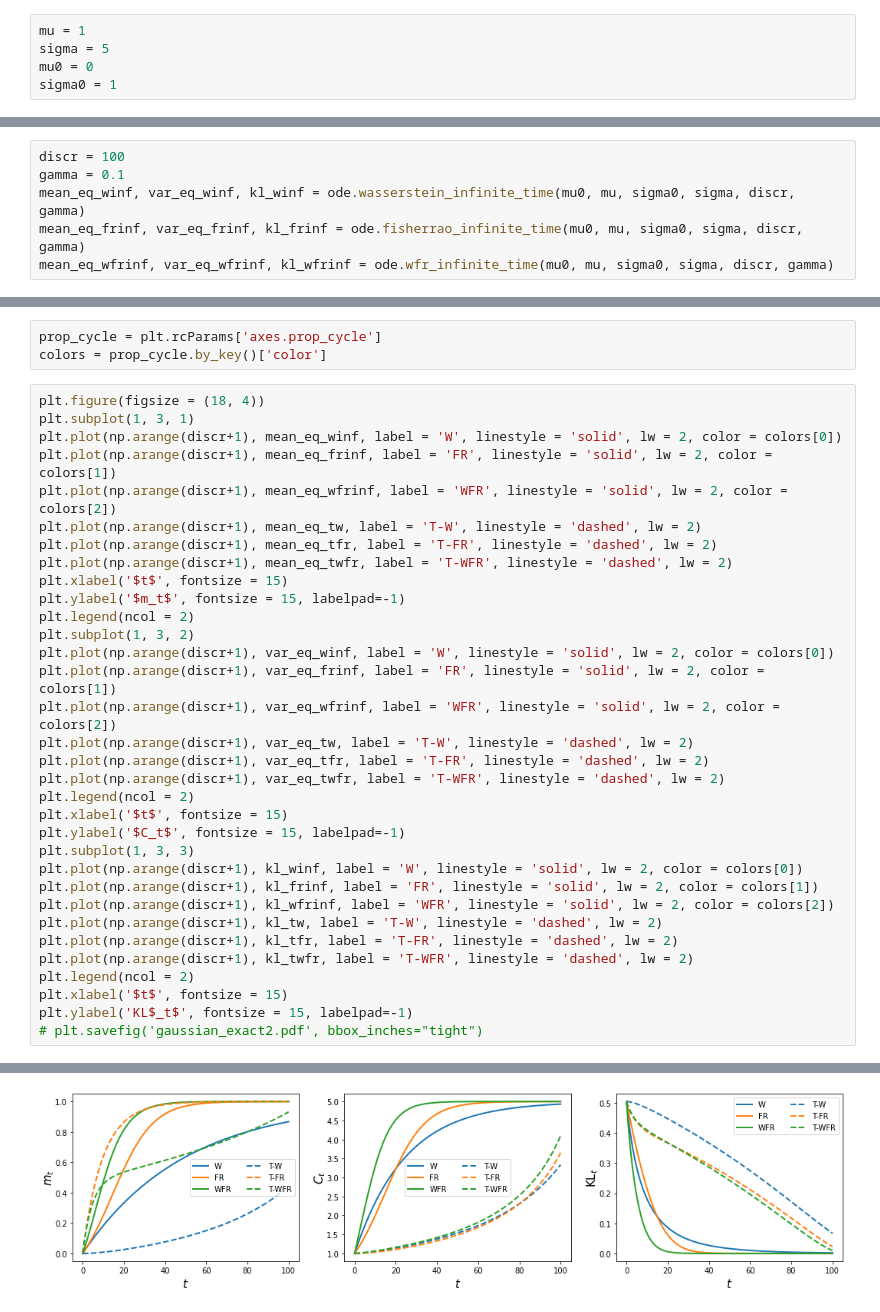
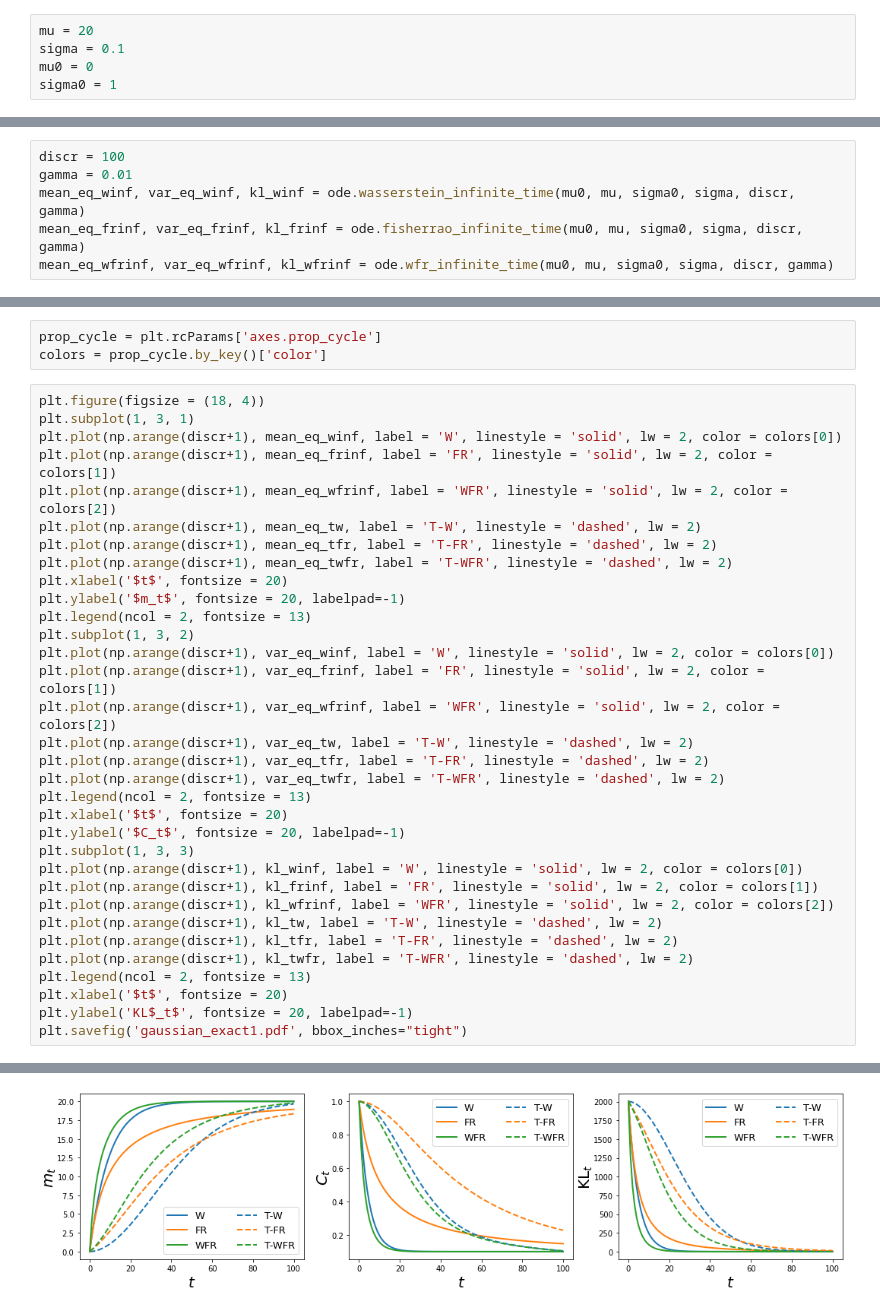
Before and after one commit to FrancescaCrucinio/SMC-WFR, a Jupyter notebook: ODEComparison.ipynb, the cells around one changed output, grey strips where cells are left out. Drawn from its saved outputs; the diff is of its cells as text.

```diff
--- a/ODEComparison.ipynb
+++ b/ODEComparison.ipynb
@@ -12,15 +12,15 @@ importlib.reload(ode)
 # %% [output]
 <module 'GaussianODEs' from '/Users/francescacrucinio/Documents/SMC-WFR/GaussianODEs.py'>
 # %%
-mu = 1
-sigma = 5
+mu = 20
+sigma = 0.1
 mu0 = 0
 sigma0 = 1
 # %% [markdown]
 ### Infinite Time
 # %%
 discr = 100
-gamma = 0.1
+gamma = 0.01
 mean_eq_winf, var_eq_winf, kl_winf = ode.wasserstein_infinite_time(mu0, mu, sigma0, sigma, discr, gamma)
 mean_eq_frinf, var_eq_frinf, kl_frinf = ode.fisherrao_infinite_time(mu0, mu, sigma0, sigma, discr, gamma)
 mean_eq_wfrinf, var_eq_wfrinf, kl_wfrinf = ode.wfr_infinite_time(mu0, mu, sigma0, sigma, discr, gamma)
@@ -44,9 +44,9 @@ plt.plot(np.arange(discr+1), mean_eq_wfrinf, label = 'WFR', linestyle = 'solid',
 plt.plot(np.arange(discr+1), mean_eq_tw, label = 'T-W', linestyle = 'dashed', lw = 2)
 plt.plot(np.arange(discr+1), mean_eq_tfr, label = 'T-FR', linestyle = 'dashed', lw = 2)
 plt.plot(np.arange(discr+1), mean_eq_twfr, label = 'T-WFR', linestyle = 'dashed', lw = 2)
-plt.xlabel('$t$', fontsize = 15)
-plt.ylabel('$m_t$', fontsize = 15, labelpad=-1)
-plt.legend(ncol = 2)
+plt.xlabel('$t$', fontsize = 20)
+plt.ylabel('$m_t$', fontsize = 20, labelpad=-1)
+plt.legend(ncol = 2, fontsize = 13)
 plt.subplot(1, 3, 2)
 plt.plot(np.arange(discr+1), var_eq_winf, label = 'W', linestyle = 'solid', lw = 2, color = colors[0])
 plt.plot(np.arange(discr+1), var_eq_frinf, label = 'FR', linestyle = 'solid', lw = 2, color = colors[1])
@@ -54,9 +54,9 @@ plt.plot(np.arange(discr+1), var_eq_wfrinf, label = 'WFR', linestyle = 'solid',
 plt.plot(np.arange(discr+1), var_eq_tw, label = 'T-W', linestyle = 'dashed', lw = 2)
 plt.plot(np.arange(discr+1), var_eq_tfr, label = 'T-FR', linestyle = 'dashed', lw = 2)
 plt.plot(np.arange(discr+1), var_eq_twfr, label = 'T-WFR', linestyle = 'dashed', lw = 2)
-plt.legend(ncol = 2)
-plt.xlabel('$t$', fontsize = 15)
-plt.ylabel('$C_t$', fontsize = 15, labelpad=-1)
+plt.legend(ncol = 2, fontsize = 13)
+plt.xlabel('$t$', fontsize = 20)
+plt.ylabel('$C_t$', fontsize = 20, labelpad=-1)
 plt.subplot(1, 3, 3)
 plt.plot(np.arange(discr+1), kl_winf, label = 'W', linestyle = 'solid', lw = 2, color = colors[0])
 plt.plot(np.arange(discr+1), kl_frinf, label = 'FR', linestyle = 'solid', lw = 2, color = colors[1])
@@ -64,8 +64,8 @@ plt.plot(np.arange(discr+1), kl_wfrinf, label = 'WFR', linestyle = 'solid', lw =
 plt.plot(np.arange(discr+1), kl_tw, label = 'T-W', linestyle = 'dashed', lw = 2)
 plt.plot(np.arange(discr+1), kl_tfr, label = 'T-FR', linestyle = 'dashed', lw = 2)
 plt.plot(np.arange(discr+1), kl_twfr, label = 'T-WFR', linestyle = 'dashed', lw = 2)
-plt.legend(ncol = 2)
-plt.xlabel('$t$', fontsize = 15)
-plt.ylabel('KL$_t$', fontsize = 15, labelpad=-1)
-# plt.savefig('gaussian_exact2.pdf', bbox_inches="tight")
+plt.legend(ncol = 2, fontsize = 13)
+plt.xlabel('$t$', fontsize = 20)
+plt.ylabel('KL$_t$', fontsize = 20, labelpad=-1)
+plt.savefig('gaussian_exact1.pdf', bbox_inches="tight")
 # %% [output]
@@ -73 +72 @@ Text(0, 0.5, 'KL$_t$')
-[figure, old version]
+[figure, new version]
```
Also changed, not shown: parts of 1 cell of this notebook, 6 other files.
